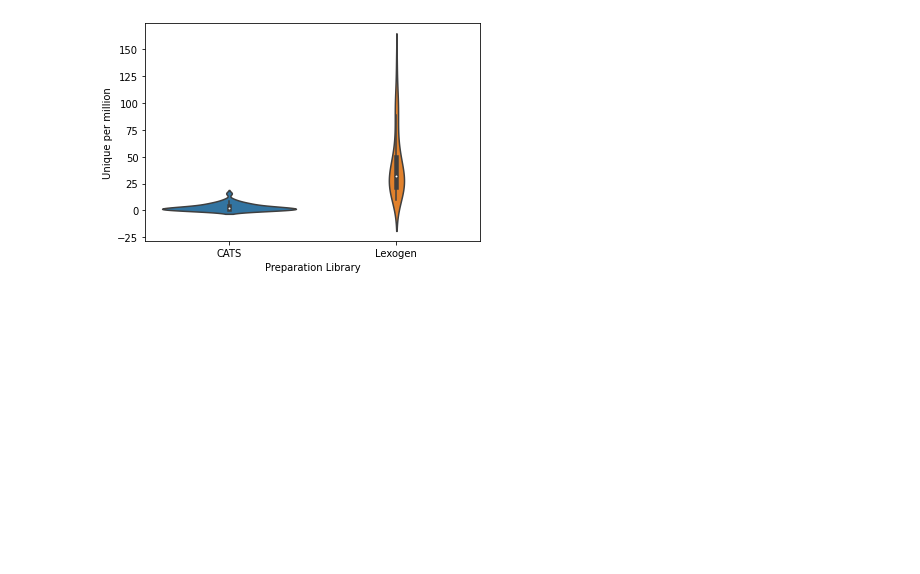
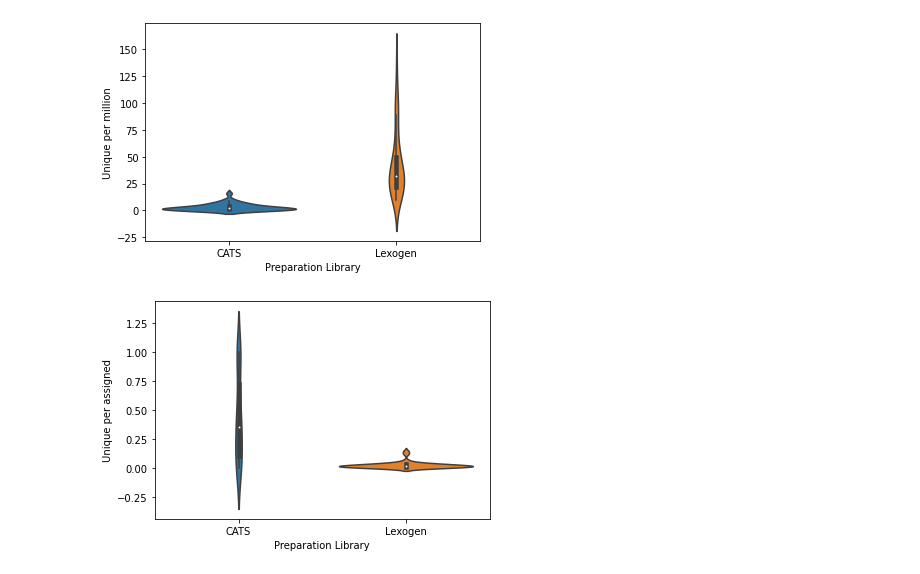
Before and after one commit to ucsffrancislab/genomics, a Jupyter notebook: data/20210428-EV/20220113-lte30_hg38_mirna/analysis.ipynb, the cells around one changed output. Drawn from its saved outputs; the diff is of its cells as text; code cells hidden in the pictures; blank space fills up the shorter version.

```diff
--- a/data/20210428-EV/20220113-lte30_hg38_mirna/analysis.ipynb
+++ b/data/20210428-EV/20220113-lte30_hg38_mirna/analysis.ipynb
@@ -169,6 +180,7 @@ dtype: object
 # %%
 df['assigned per million']=df['assigned per million'].astype(float)
 df['unique per million']=df['unique per million'].astype(float)
+df['unique per assigned']=df['unique per assigned'].astype(float)
 # %%
 df.dtypes
 # %% [output]
@@ -207,3 +221,10 @@ ax.set_ylabel("Unique per million")
 plt.show()
 # %% [output]
 [figure]
+# %%
+ax=sns.violinplot(x="library", y="unique per assigned", data=df)
+ax.set_xlabel("Preparation Library")
+ax.set_ylabel("Unique per assigned")
+plt.show()
+# %% [output]
+[figure, added]
```
Also changed, not shown: parts of 5 cells of this notebook.
